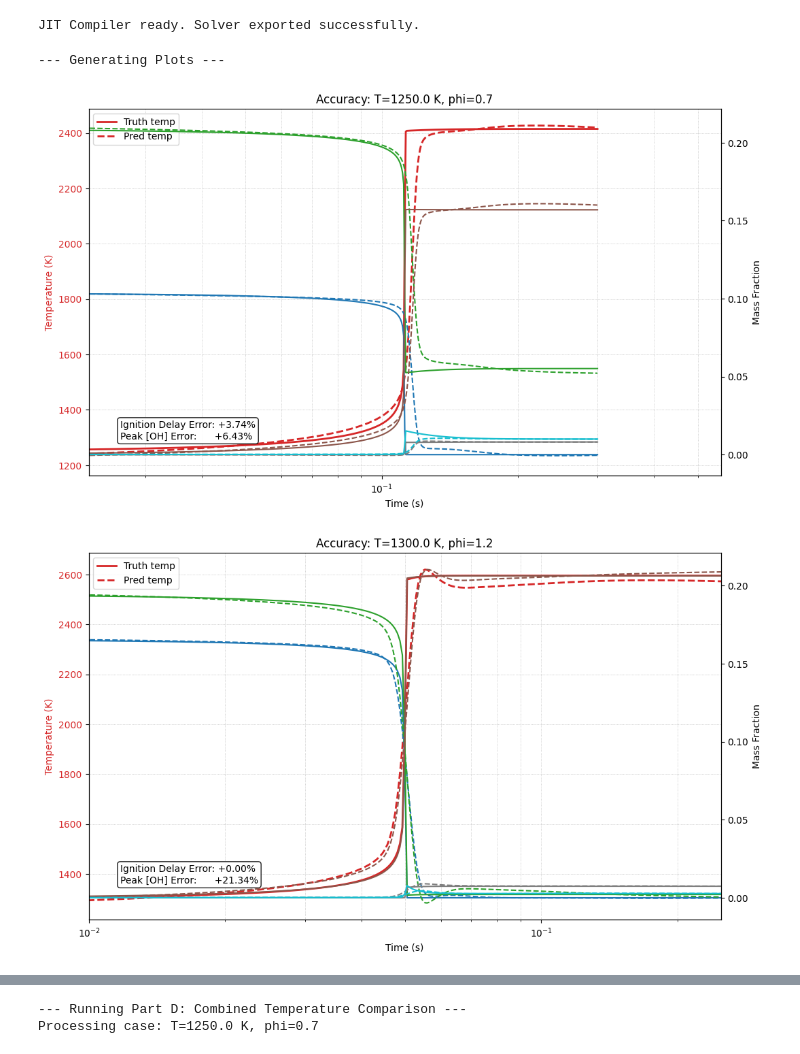
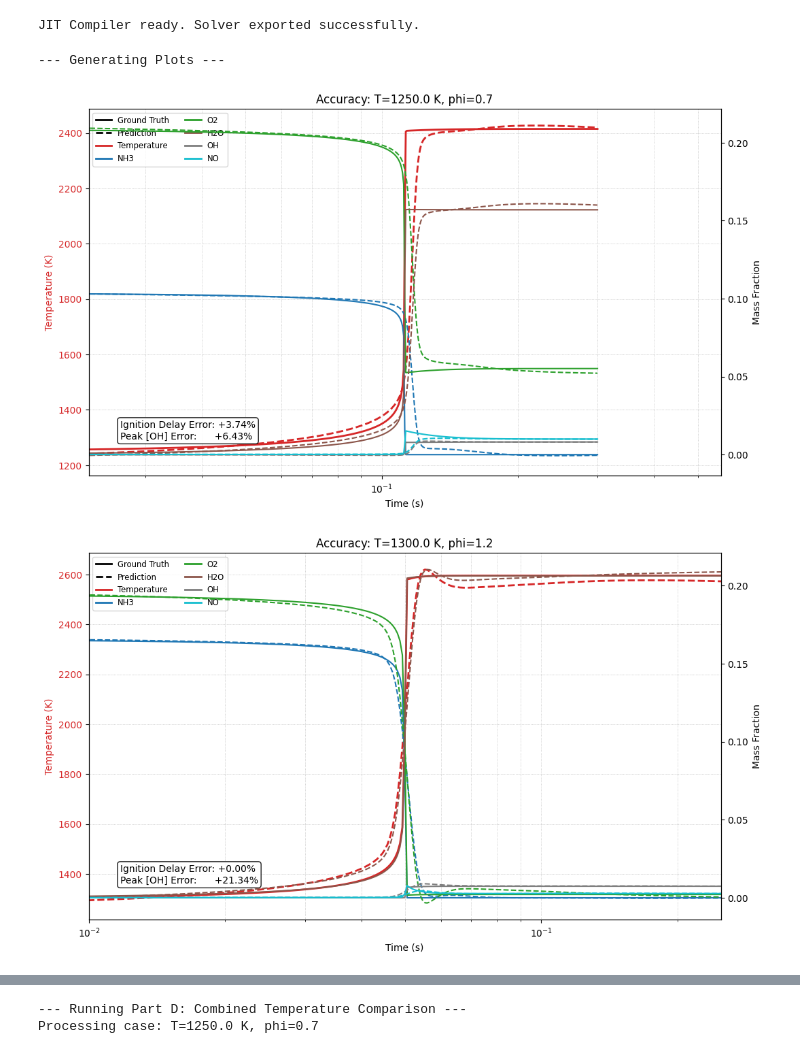
Before and after one commit to adityaprasad2005/ME691-ChemNODE-Ammonia, a Jupyter notebook: notebooks/phase4-model_evaluation.ipynb, the cells around one changed output, grey strips where cells are left out. Saved outputs shown, nothing was run; the diff lists cells and outputs as text; code cells hidden in the pictures.

```diff
--- a/notebooks/phase4-model_evaluation.ipynb
+++ b/notebooks/phase4-model_evaluation.ipynb
@@ -245,61 +245,87 @@ def get_node_prediction(T0, phi, P, n_points=500):
     df.insert(0, 'Time (s)', t_eval)
     return df
 # %%
-# Qualitative Accuracy Plots
+# ==========================================
+# Code Cell 8: Qualitative Accuracy Plots (Clean Legend)
+# ==========================================
+from matplotlib.lines import Line2D # Required for custom legend
 
 def plot_comparison(df_truth, df_pred, T0, phi):
     fig, ax1 = plt.subplots(figsize=(12, 7))
     species_to_plot = ['NH3', 'O2', 'H2O', 'OH', 'NO']
 
-    # Plot Temp
-    color = 'tab:red'
+    # --- 1. Plot Temperature (Left Axis) ---
+    color_temp = 'tab:red'
     ax1.set_xlabel('Time (s)')
-    ax1.set_ylabel('Temperature (K)', color=color)
-    ax1.plot(df_truth['Time (s)'], df_truth['Temperature (K)'], color=color, label='Truth temp', lw=2)
-    ax1.plot(df_pred['Time (s)'], df_pred['Temperature (K)'], color=color, linestyle='--', label='Pred temp', lw=2)
-    ax1.tick_params(axis='y', labelcolor=color)
+    ax1.set_ylabel('Temperature (K)', color=color_temp)
+    ax1.plot(df_truth['Time (s)'], df_truth['Temperature (K)'], color=color_temp, linestyle='-', lw=2)
+    ax1.plot(df_pred['Time (s)'], df_pred['Temperature (K)'], color=color_temp, linestyle='--', lw=2)
+    ax1.tick_params(axis='y', labelcolor=color_temp)
     ax1.grid(which='both', linestyle=':', linewidth=0.5)
     ax1.set_xscale('log')
 
-    # Plot Species
+    # --- 2. Plot Species (Right Axis) ---
     ax2 = ax1.twinx()
     ax2.set_ylabel('Mass Fraction')
+
+    # Define colors for species
     colors = plt.cm.get_cmap('tab10', len(species_to_plot))
+
     for i, sp in enumerate(species_to_plot):
         if sp in df_truth.columns:
-            ax2.plot(df_truth['Time (s)'], df_truth[sp], color=colors(i), label=f'{sp} (Truth)', lw=1.5)
-            ax2.plot(df_pred['Time (s)'], df_pred[sp], color=colors(i), linestyle='--', lw=1.5)
+            # Note: We do NOT add labels here to avoid cluttering the automatic legend
+            c = colors(i)
+            ax2.plot(df_truth['Time (s)'], df_truth[sp], color=c, linestyle='-', lw=1.5)
+            ax2.plot(df_pred['Time (s)'], df_pred[sp], color=c, linestyle='--', lw=1.5)
 
-    ax1.legend(loc='upper left')
+    # --- 3. Create Custom Legend ---
+    # This creates a specific entry for every item we want to show
+    legend_elements = []
+
+    # A. Style Guide (Truth vs Pred)
+    legend_elements.append(Line2D([0], [0], color='black', lw=2, linestyle='-', label='Ground Truth'))
+    legend_elements.append(Line2D([0], [0], color='black', lw=2, linestyle='--', label='Prediction'))
+
+    # B. Temperature
+    legend_elements.append(Line2D([0], [0], color=color_temp, lw=2, label='Temperature'))
+
+    # C. Species Colors
+    for i, sp in enumerate(species_to_plot):
+        c = colors(i)
+        legend_elements.append(Line2D([0], [0], color=c, lw=2, label=sp))
+
+    # Add the custom legend to the plot
+    ax1.legend(handles=legend_elements, loc='upper left', ncol=2, fontsize='small')
+
     plt.title(f'Accuracy: T={T0} K, phi={phi}')
 
-    # Metrics
+    # --- 4. Metrics & Zooming ---
     tau_truth = calculate_ignition_delay(df_truth)
     tau_pred = calculate_ignition_delay(df_pred)
 
     if not np.isnan(tau_truth) and not np.isnan(tau_pred):
         err_tau = ((tau_pred - tau_truth)/tau_truth)*100
         # Zoom x-axis
         ax1.set_xlim(tau_truth * 0.2, tau_truth * 5)
     else:
         err_tau = np.nan
 
     oh_peak_err = ((df_pred['OH'].max() - df_truth['OH'].max()) / df_truth['OH'].max()) * 100
 
     # Text Box
     text_str = (f"Ignition Delay Error: {err_tau:+.2f}%\n"
                 f"Peak [OH] Error:      {oh_peak_err:+.2f}%")
     ax1.text(0.05, 0.1, text_str, transform=ax1.transAxes,
              bbox=dict(boxstyle='round', facecolor='white', alpha=0.9))
 
     plt.show()
 
 print("--- Generating Plots ---")
 for T0, phi in TEST_CASES:
     df_truth = get_ground_truth_sim(T0, phi, ct.one_atm)
     df_pred = get_node_prediction(T0, phi, ct.one_atm)
     plot_comparison(df_truth, df_pred, T0, phi)
 # %% [output]
 --- Generating Plots ---
-[figure, old version]
+[figure, new version]
-[figure, old version]
+[figure, new version]
```
Also changed, not shown: parts of 1 cell of this notebook.
